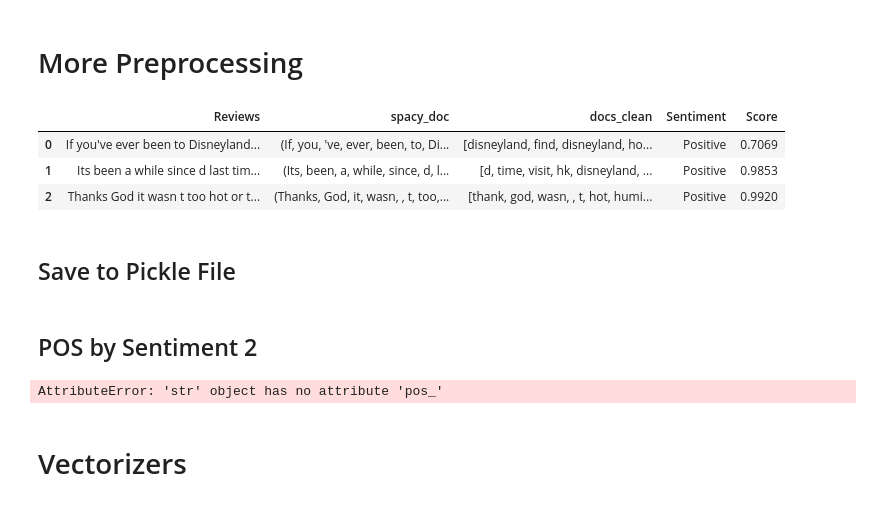
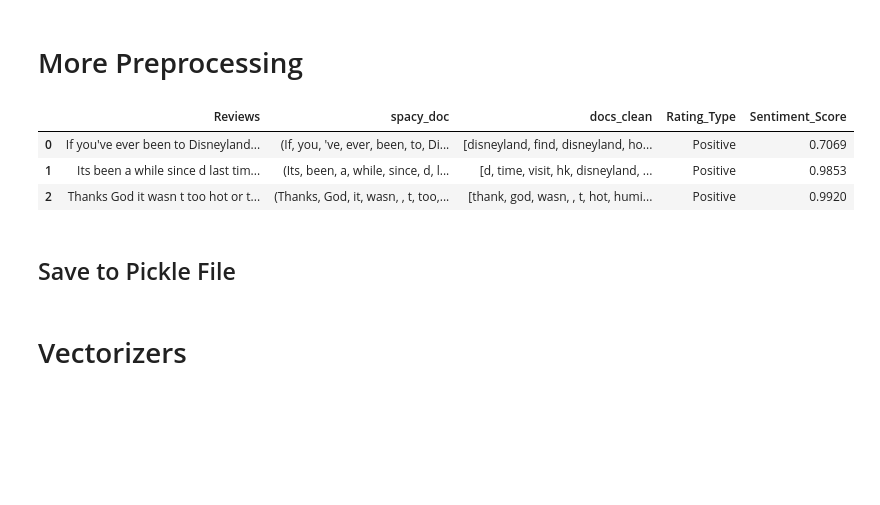
Before and after one commit to sandra-t-3282/Sentiment_Analysis_Disney_Parks_Reviews, a Jupyter notebook: NLP_spaCy_topic_modeling.ipynb, the cells around one changed output. Drawn from its saved outputs; the diff is of its cells as text; code cells hidden in the pictures; blank space fills up the shorter version.

```diff
--- a/NLP_spaCy_topic_modeling.ipynb
+++ b/NLP_spaCy_topic_modeling.ipynb
@@ -254,9 +427,9 @@ docs_clean = [[w.lemma_.lower() for w in doc if (not w.is_stop and not w.is_punc
 # Create a column with the cleaned docs
 df['docs_clean'] = docs_clean
 # %%
-df[['Reviews', 'spacy_doc', 'docs_clean', 'Sentiment', 'Score']].head(3)
+df[['Reviews', 'spacy_doc', 'docs_clean', 'Rating_Type', 'Sentiment_Score']].head(3)
 # %% [output]
-|  | Reviews | spacy_doc | docs_clean | Sentiment | Score |
+|  | Reviews | spacy_doc | docs_clean | Rating_Type | Sentiment_Score |
 | 0 | If you've ever been to Disneyland... | (If, you, 've, ever, been, to, Di... | [disneyland, find, disneyland, ho... | Positive | 0.7069 |
 | 1 | Its been a while since d last tim... | (Its, been, a, while, since, d, l... | [d, time, visit, hk, disneyland, ... | Positive | 0.9853 |
 | 2 | Thanks God it wasn t too hot or t... | (Thanks, God, it, wasn, , t, too,... | [thank, god, wasn, , t, hot, humi... | Positive | 0.9920 |
@@ -270,20 +440,0 @@ df = pd.read_pickle('df_sentiment_score_spacy_docs_cleaned_pkl')
-# %% [markdown]
-## POS by Sentiment 2
-# %%
-# Let's take a look again at the list of most common adjectives for both positive and negative reviews
-
-# Filter out the positive/negative reviews
-pos_reviews = df[df['Sentiment']=='Positive']
-neg_reviews = df[df['Sentiment']=='Negative']
-
-# Extract the adjectives in the positive/negative reviews
-pos_adj_2 = [token.text for doc in pos_reviews.docs_clean for token in doc if token.pos_=='ADJ']
-
-neg_adj_2 = [token.text for doc in neg_reviews.docs_clean for token in doc if token.pos_=='ADJ']
-
-
-# Find the 10 most common adjectives in the positive/negative reviews
-top_pos_adj_2 = Counter(pos_adj_2).most_common(10)
-top_neg_adj_2 = Counter(neg_adj_2).most_common(10)
-# %% [output]
-AttributeError: 'str' object has no attribute 'pos_'
```
Also changed, not shown: parts of 75 cells of this notebook, 14 other files.
